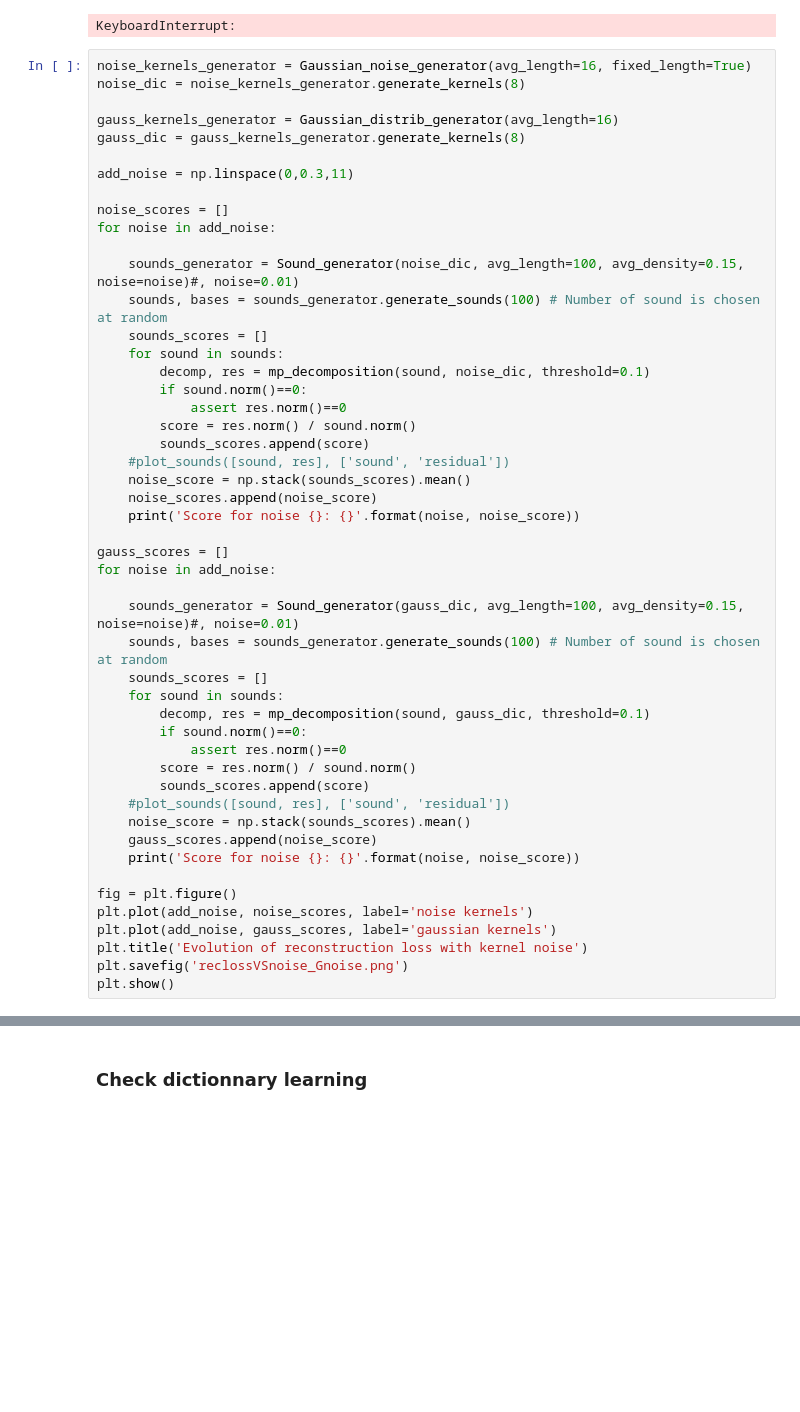
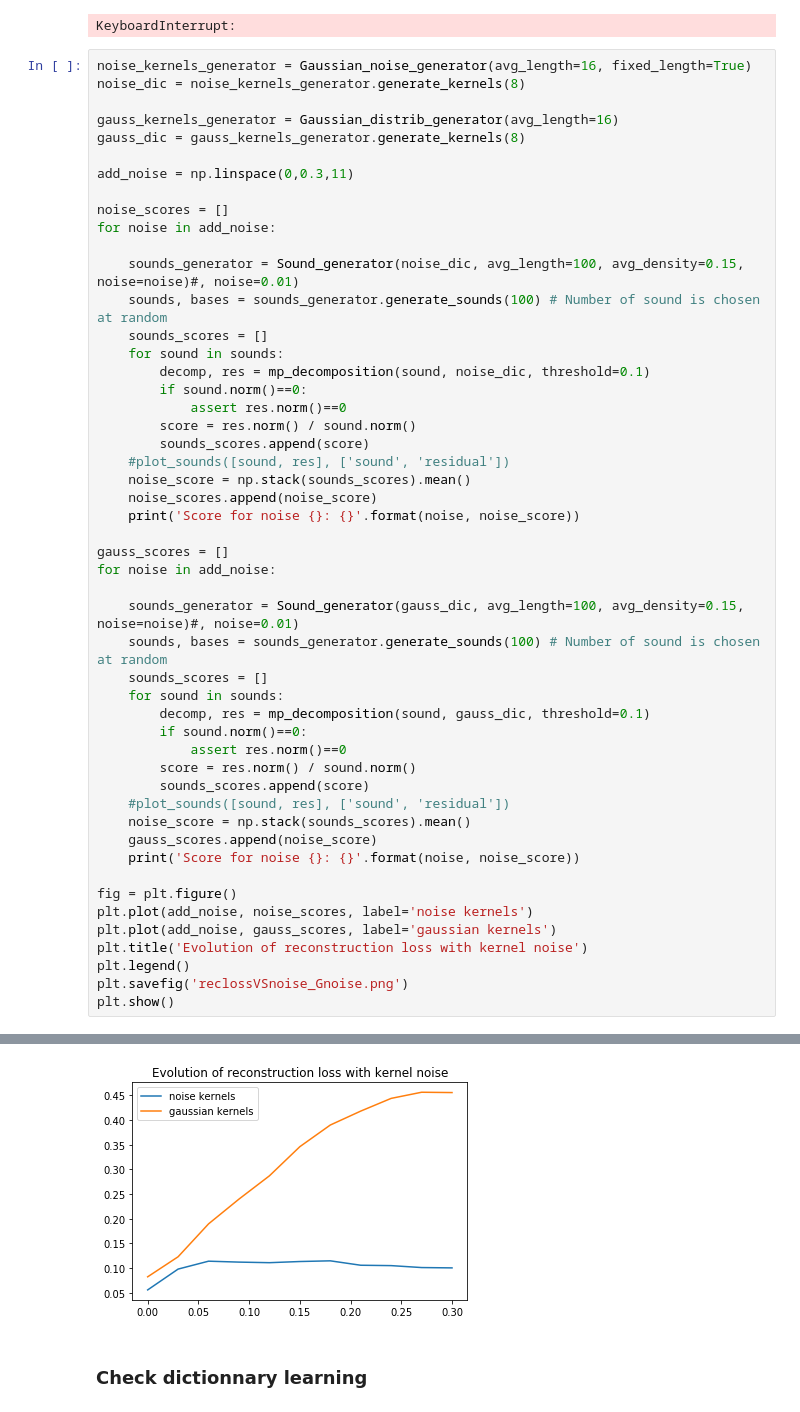
Before and after one commit to LouisDumont/Efficient-Auditory-Coding, a Jupyter notebook: Figure Generation.ipynb, the cells around one changed output, grey strips where cells are left out. Drawn from its saved outputs; the diff is of its cells as text; blank space fills up the shorter version.

```diff
--- a/Figure Generation.ipynb
+++ b/Figure Generation.ipynb
@@ -110,5 +110,7 @@ fig = plt.figure()
 plt.plot(add_noise, noise_scores, label='noise kernels')
 plt.plot(add_noise, gauss_scores, label='gaussian kernels')
 plt.title('Evolution of reconstruction loss with kernel noise')
+plt.legend()
 plt.savefig('reclossVSnoise_Gnoise.png')
 plt.show()
+# %% [output]
@@ -115,3 +134,4 @@ plt.show()
+[figure, added]
 # %% [markdown]
 ### Check dictionnary learning
 # %%
```
Also changed, not shown: parts of 5 cells of this notebook, 5 other files.
